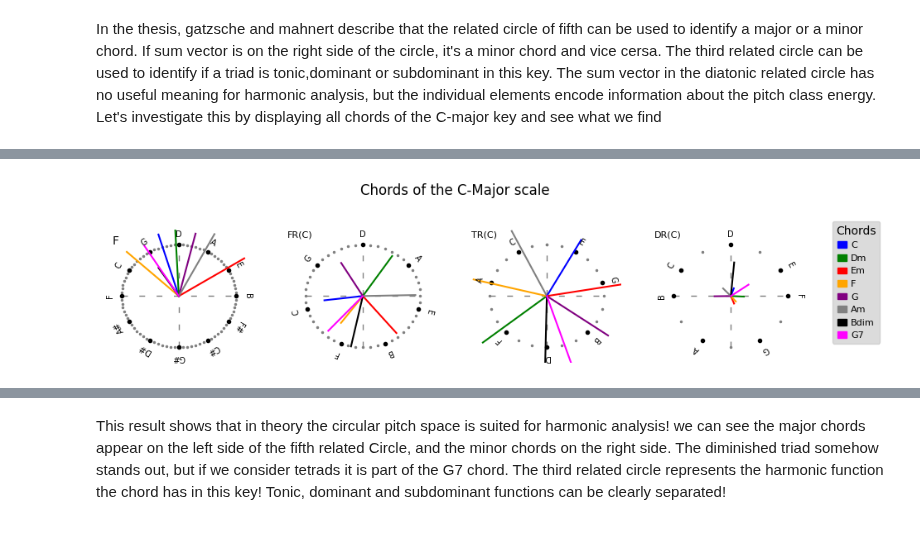
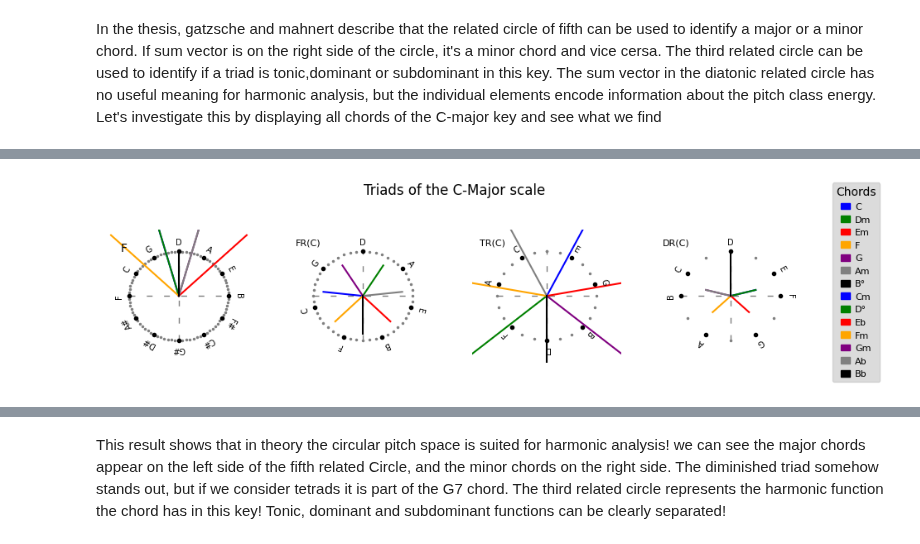
Before and after one commit to Maushax-jpg/chord-recognition, a Jupyter notebook: transcribing_cps.ipynb, the cells around one changed output, grey strips where cells are left out. Saved outputs shown, nothing was run; the diff lists cells and outputs as text; code cells hidden in the pictures.

```diff
--- a/transcribing_cps.ipynb
+++ b/transcribing_cps.ipynb
@@ -40,15 +40,22 @@ First we investigate the Pitch class energy for every ideal chroma template. The
 The energy treshold of a pitch class (if it is high, more pitch classes are considered for further evaluation) and the angle weight (a small value puts more emphasis on bins that correspond to the tonic of the key)
 # %%
 
-pitchclass_energy = cps.getPitchClassEnergyProfile(chroma,threshold=0.6,angle_weight=0.5)
+pitchclass_energy = cps.getPitchClassEnergyProfile(chroma,threshold=0,angle_weight=0.6)
 fig,ax = plt.subplots(figsize=(7,4))
 img = ax.imshow(pitchclass_energy.T,origin='lower')
 ax.set_yticks([0,2,4,5,7,9,11])
 ax.set_yticklabels(["C","D","E","F","G","A","B"])
+ax.set_xticks([0,1,2,3,4,5])
+ax.set_xticklabels(["maj","min","dim","aug","7","maj7"])
 # Divide existing axes and create new axes at right side of image
 divider = make_axes_locatable(ax)
 cax = divider.append_axes("right", size="3%", pad=0.15)
 colorbar = fig.colorbar(img,cax=cax)
 colorbar.set_ticks([0, 0.5, 1])
 ax.set_title("Pitch class Energy")
+
+# pick the most likely pitch classes
+pitchclass_energy = cps.getPitchClassEnergyProfile(chroma,threshold=0,angle_weight=0.6)
+max_energy = np.argmax(pitchclass_energy,axis=1)
+pitch_class,count = np.unique(max_energy,return_counts=True)
 # %% [output]
@@ -61,14 +67,12 @@ For the C-minor chord, the pitch class D#/Eb is dominant, which is the relative
 First we pick the most likely pitch class for C-major and C-minor (C and D#).
 Then we transform the chroma bins on to the circular pitch space and plot the key related circles
 # %%
-# pick the most likely pitch classes
-max_energy = np.argmax(pitchclass_energy[:2],axis=1)
-pitch_class,count = np.unique(max_energy,return_counts=True)
 
 cps_features = cps.transformChroma(chroma[:2,:])  # major /minor templates
 r_F,r_FR,r_TR,r_DR = cps_features
 fig,ax = plt.subplots(1,4,figsize=(9,2.5))
-cps.plotCircleOfFifths(ax[0])
+cps.plotCircleOfFifths(ax[0])  # major /minor templates
+r_F,r_FR,r_TR,r_DR = cps_features
 z = r_F[0]*1j
 ax[0].plot([0,z.real],[0,z.imag],'r-',markersize=2)
 cps.plotCircleOfFifthsRelated(ax[1],max_energy[0])
@@ -135,32 +151,46 @@ ax.set_title("Chords of C major scale");
 # %%
 
 
-cps_features = cps.transformChroma(chroma)
+cps_features = cps.transformChroma(prototypes)
 r_F,r_FR,r_TR,r_DR = cps_features
-colors = ["blue","green","red","orange","purple","grey","black","magenta"]
-labels = ["C","Dm","Em","F","G","Am","Bdim","G7"]
+colors = ["blue","green","red","orange","purple","grey","black","blue","green","red","orange","purple","grey","black"]
+labels = chordlabels
 legend_handles = [Patch(color=color) for color in colors]
 
 fig,ax = plt.subplots(1,4,figsize=(9,2.5))
 cps.plotCircleOfFifths(ax[0])
 cps.plotCircleOfFifthsRelated(ax[1],0)
 cps.plotCircleOfThirdsRelated(ax[2],0)
 cps.plotCircleOfDiatonicRelated(ax[3],0)
-for t in range(r_F.shape[0]):
+for t in range(7):
     z = r_F[t]*1j
     ax[0].plot([0,z.real],[0,z.imag],'-',color=colors[t],markersize=2)
     z = r_FR[t,max_energy[0]]*1j
     ax[1].plot([0,z.real],[0,z.imag],'-',color=colors[t],markersize=2)
     z = r_TR[t,max_energy[0]]*1j
     ax[2].plot([0,z.real],[0,z.imag],'-',color=colors[t],markersize=2)
     z = r_DR[t,max_energy[0]]*1j
     ax[3].plot([0,z.real],[0,z.imag],'-',color=colors[t],markersize=2)
+# for t in range(7,14):
+#     z = r_F[t]*1j
+#     ax[0].plot([0,z.real],[0,z.imag],'-',color=colors[t],markersize=2)
+#     z = r_FR[t,3]*1j
+#     ax[1].plot([0,z.real],[0,z.imag],'-',color=colors[t],markersize=2)
+#     z = r_TR[t,3]*1j
+#     ax[2].plot([0,z.real],[0,z.imag],'-',color=colors[t],markersize=2)
+#     z = r_DR[t,3]*1j
+#     ax[3].plot([0,z.real],[0,z.imag],'-',color=colors[t],markersize=2)
 plt.subplots_adjust(top=0.8)  # Increase or decrease the value as needed
 fig.legend(legend_handles, labels, loc='center left', bbox_to_anchor=(1, 0.5), title='Chords', handlelength=1, handletextpad=0.5, fontsize=8, title_fontsize=10, facecolor='lightgray', framealpha=0.8)
-fig.suptitle(f"Chords of the C-Major scale")
+fig.suptitle(f"Triads of the C-Major scale")
 plt.tight_layout()
 for x in ax:
-    x.set_xlim(-1.3,1.3)
-    x.set_ylim(-1.3,1.3)
+    x.set_xlim(-1.5,1.5)
+    x.set_ylim(-1.5,1.5)
+
+# pick the most likely pitch classes
+pitchclass_energy = cps.getPitchClassEnergyProfile(chroma,threshold=0,angle_weight=0.6)
+max_energy = np.argmax(pitchclass_energy,axis=1)
+pitch_class,count = np.unique(max_energy,return_counts=True)
 # %% [output]
-[figure, old version]
+[figure, new version]
```
Also changed, not shown: parts of 8 cells of this notebook, 4 other files.
